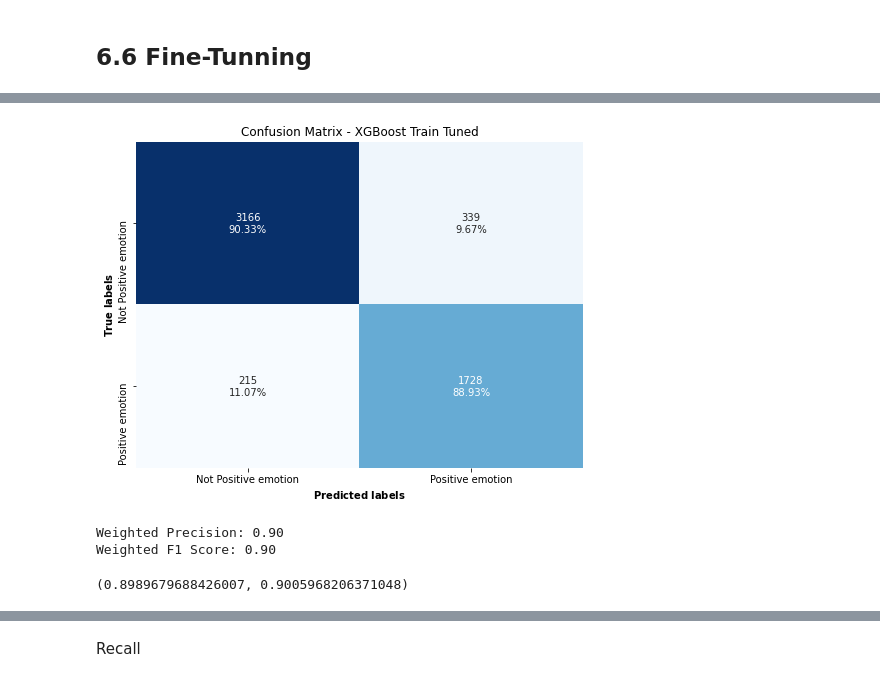
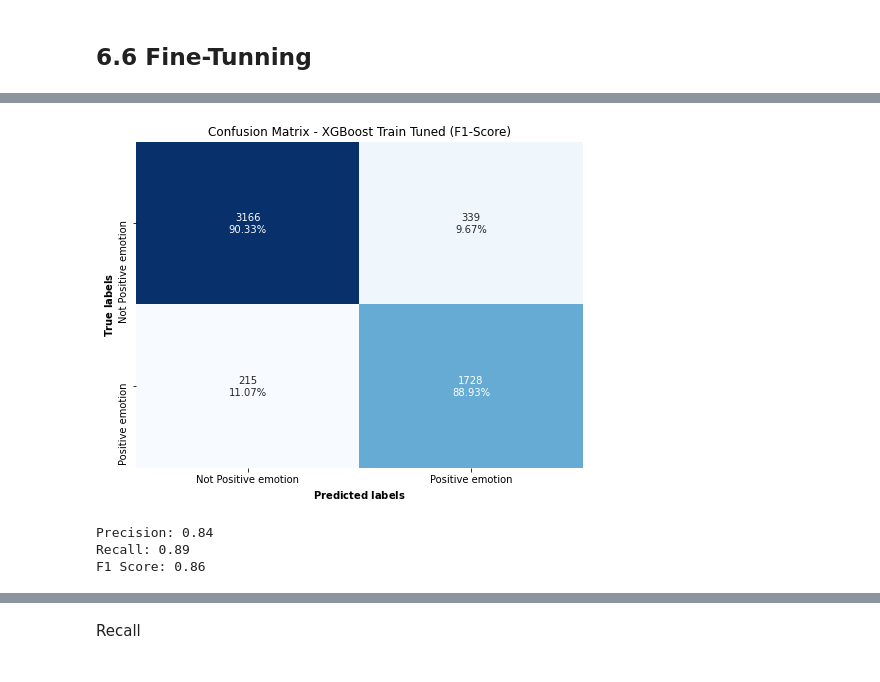
Before and after one commit to mbarriola96/Brands-product_emotions_analysis, a Jupyter notebook: 03_modelling-Copy1.ipynb, the cells around one changed output, grey strips where cells are left out. Saved outputs shown, nothing was run; the diff lists cells and outputs as text; code cells hidden in the pictures.

```diff
--- a/03_modelling-Copy1.ipynb
+++ b/03_modelling-Copy1.ipynb
@@ -77,14 +81,14 @@ def plot_confusion_matrix_and_metrics(y_test, y_pred, title='Confusion Matrix'):
     plt.show()
 
     # Calculate precision, recall, and F1 score
-    precision = precision_score(y_test, y_pred, average='weighted')
-    recall = recall_score(y_test, y_pred, average='weighted')
-    f1 = f1_score(y_test, y_pred, average='weighted')
+    precision = precision_score(y_test, y_pred)
+    recall = recall_score(y_test, y_pred)
+    f1 = f1_score(y_test, y_pred)
 
     # Print metrics
-    print(f"Weighted Precision: {precision:.2f}")
-    print(f"Weighted Recall: {recall:.2f}")
-    print(f"Weighted F1 Score: {f1:.2f}")
+    print(f"Precision: {precision:.2f}")
+    print(f"Recall: {recall:.2f}")
+    print(f"F1 Score: {f1:.2f}")
 
     return f1, precision, recall
 # %%
@@ -620,40 +594,40 @@ param_grid = {
 # Create the XGBoost model
 xgb_model = XGBClassifier(use_label_encoder=False, eval_metric='logloss')
 
-# Define the custom F1 scoring function
+# Define the custom weighted F1 scoring function
 f1_scorer = make_scorer(f1_score, average='weighted')
 
 # Initialize GridSearchCV
-grid_search = GridSearchCV(estimator=xgb_model, param_grid=param_grid,
+grid_search_f1 = GridSearchCV(estimator=xgb_model, param_grid=param_grid,
                            scoring=f1_scorer, cv=3, verbose=1, n_jobs=-1)
 
 # Fit the grid search to the training data
-grid_search.fit(X_train, y_train)
+grid_search_f1.fit(X_train, y_train)
 
 # Get the best model from the grid search
-best_model_xgb = grid_search.best_estimator_
+best_model_xgb_f1 = grid_search_f1.best_estimator_
 
 # Make predictions on the train set (probabilities)
-y_pred_proba_train_xgb = best_model_xgb.predict_proba(X_train)[:, 1]  # Get probabilities for class 1
+y_pred_proba_train_xgb_f1 = best_model_xgb_f1.predict_proba(X_train)[:, 1]  # Get probabilities for class 1
 
 # Apply custom threshold to convert probabilities into binary predictions for training data
-y_pred_train_xgb_tuned = np.where(y_pred_proba_train_xgb >= 0.34, 1, 0)
+y_pred_train_xgb_tuned_f1 = np.where(y_pred_proba_train_xgb_f1 >= 0.34, 1, 0)
 
-# Evaluate F1-score on the training set using the custom threshold
-f1_train = f1_score(y_train, y_pred_train_xgb_tuned, average='weighted')
-print(f"F1-score on training set: {f1_train:.4f}")
+# Evaluate weighted F1-score on the training set using the custom threshold
+f1_train = f1_score(y_train, y_pred_train_xgb_tuned_f1, average='weighted')
+print(f"Weighted F1-score on training set: {f1_train:.4f}")
 
 # Make predictions on the test set (probabilities)
-y_pred_proba_test_xgb = best_model_xgb.predict_proba(X_test)[:, 1]  # Get probabilities for class 1
+y_pred_proba_test_xgb_f1 = best_model_xgb_f1.predict_proba(X_test)[:, 1]  # Get probabilities for class 1
 
 # Apply custom threshold to convert probabilities into binary predictions for test data
-y_pred_test_xgb_tuned = np.where(y_pred_proba_test_xgb >= 0.34, 1, 0)
+y_pred_test_xgb_tuned_f1 = np.where(y_pred_proba_test_xgb_f1 >= 0.34, 1, 0)
 
-# Evaluate F1-score on the test set using the custom threshold
-f1_test = f1_score(y_test, y_pred_test_xgb_tuned, average='weighted')
-print(f"F1-score on test set: {f1_test:.4f}")
+# Evaluate weighted F1-score on the test set using the custom threshold
+f1_test = f1_score(y_test, y_pred_test_xgb_tuned_f1, average='weighted')
+print(f"Weighted F1-score on test set: {f1_test:.4f}")
 
 # Display the best parameters found by the grid search
-print(f"Best parameters found by GridSearchCV: {grid_search.best_params_}")
+print(f"Best parameters found by GridSearchCV: {grid_search_f1.best_params_}")
 # %% [output]
 Fitting 3 folds for each of 24 candidates, totalling 72 fits
@@ -663,7 +644,7 @@ Best parameters found by GridSearchCV: {'colsample_bytree': 0.8, 'max_depth': 7,
 # %%
-plot_confusion_matrix_and_metrics(y_train, y_pred_train_xgb_tuned, title='Confusion Matrix - XGBoost Train Tuned')
+plot_confusion_matrix_and_metrics(y_train, y_pred_train_xgb_tuned_f1, title='Confusion Matrix - XGBoost Train Tuned (F1-Score)');
 # %% [output]
-[figure, old version]
+[figure, new version]
-Weighted Precision: 0.90
-Weighted F1 Score: 0.90
+Precision: 0.84
+Recall: 0.89
+F1 Score: 0.86
-(0.8989679688426007, 0.9005968206371048)
```
Also changed, not shown: parts of 59 cells of this notebook, 5 other files.
